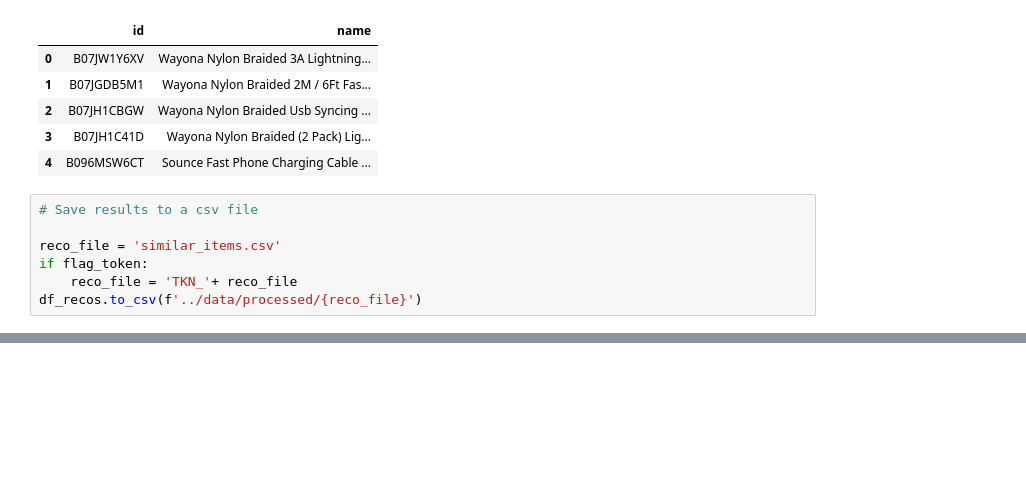
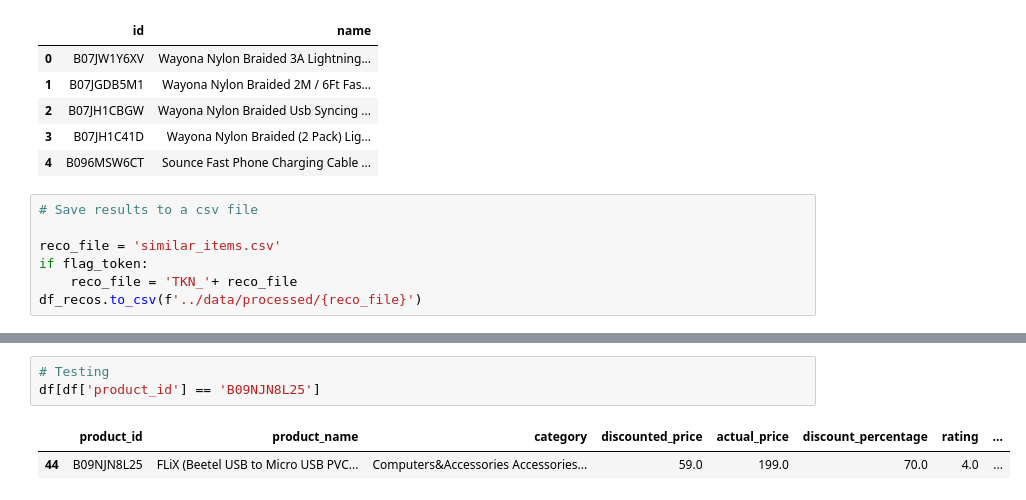
Before and after one commit to ds-edu/capstone3-recsys, a Jupyter notebook: recommender/notebooks/nb_recommender.ipynb, the cells around one changed output, grey strips where cells are left out. Saved outputs shown, nothing was run; the diff lists cells and outputs as text; blank space fills up the shorter version.

```diff
--- a/recommender/notebooks/nb_recommender.ipynb
+++ b/recommender/notebooks/nb_recommender.ipynb
@@ -666,0 +675,6 @@ df_recos.to_csv(f'../data/processed/{reco_file}')
+# %%
+# Testing
+df[df['product_id'] == 'B09NJN8L25']
+# %% [output]
+|  | product_id | product_name | category | discounted_price | actual_price | discount_percentage | rating | ... |
+| 44 | B09NJN8L25 | FLiX (Beetel USB to Micro USB PVC... | Computers&Accessories Accessories... | 59.0 | 199.0 | 70.0 | 4.0 | ... |
```
Also changed, not shown: parts of 57 cells of this notebook.
